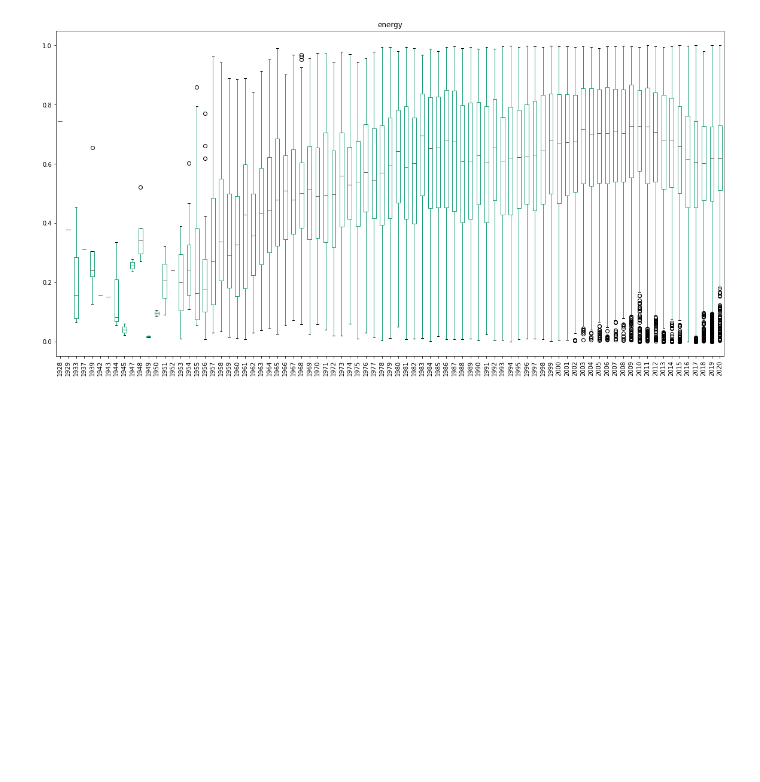
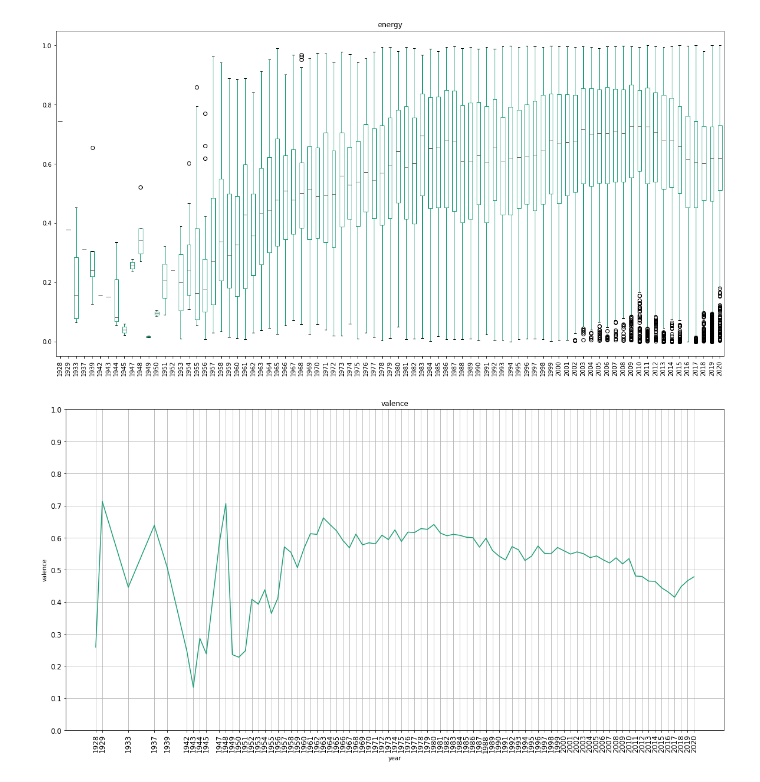
Before and after one commit to DataBerenicenz/Epsilon_Team, a Jupyter notebook: +Jesus/Boxplots for Spotify Dataset 1921-2020.ipynb, the cells around one changed output. Cells and saved outputs as stored; diff of their text form; code cells hidden in the pictures; blank space fills up the shorter version.

```diff
--- a/+Jesus/Boxplots for Spotify Dataset 1921-2020.ipynb
+++ b/+Jesus/Boxplots for Spotify Dataset 1921-2020.ipynb
@@ -53,5 +54,28 @@ final_df.plot(kind="box",rot=90, figsize=(20,10),colormap='Dark2',title=variable
 plt.show()
 # %% [output]
 [figure]
+# %%
+#Variables to use for the study
+
+variable_to_study="valence"
+popularity_minimum=48
+
+#Code for plot
+
+filtered_data_df=data_df.loc[data_df["popularity"]>=popularity_minimum,:]
+filtered_data_df
+
+df_to_study=filtered_data_df[[variable_to_study,"year"]]
+df_to_study=df_to_study.sort_values(by="year",ascending=True)
+
+test=df_to_study.groupby("year").mean()
+years=df_to_study.year.unique()
+
+#Line plot
+
+test.plot(kind="line",rot=90,legend=False, grid=True,ylabel=variable_to_study,fontsize=12,figsize=(20,10),colormap='Dark2',title=variable_to_study,xticks=years, yticks=(np.arange(0,1.1,.1)))
+plt.show()
+# %% [output]
+[figure, added]
 # %%
 # data_df.loc[data_df["year"]==1956]
```
Also changed, not shown: parts of 6 cells of this notebook, 1 other file.
